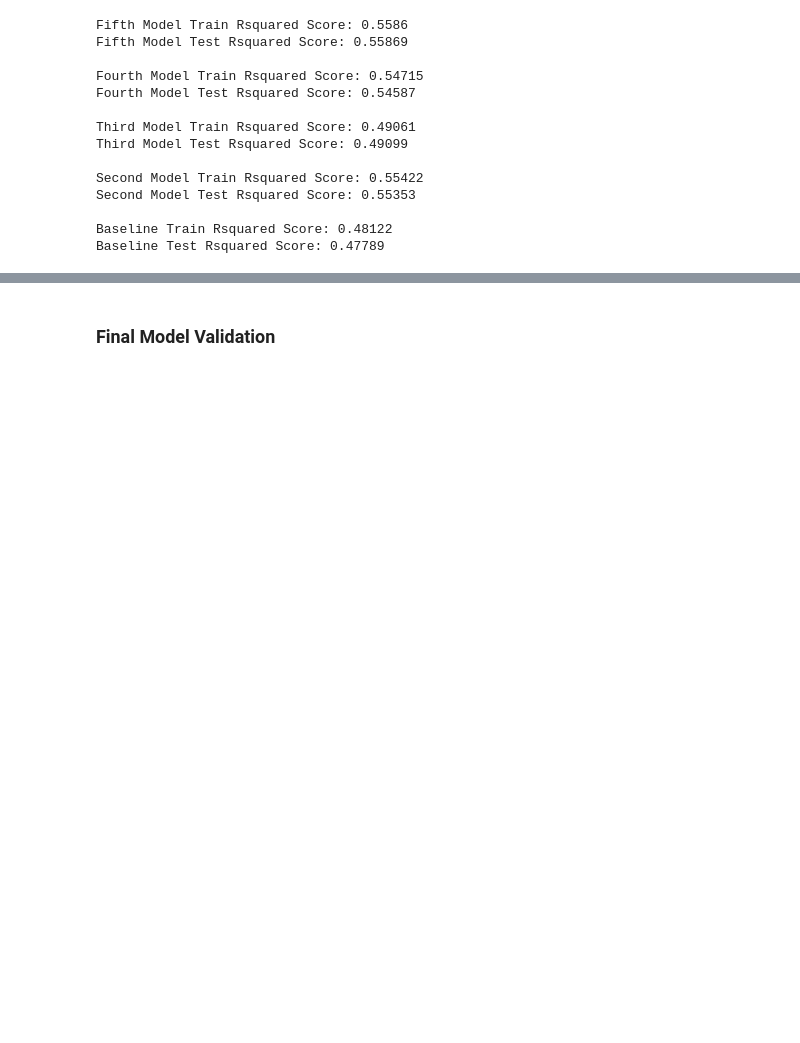
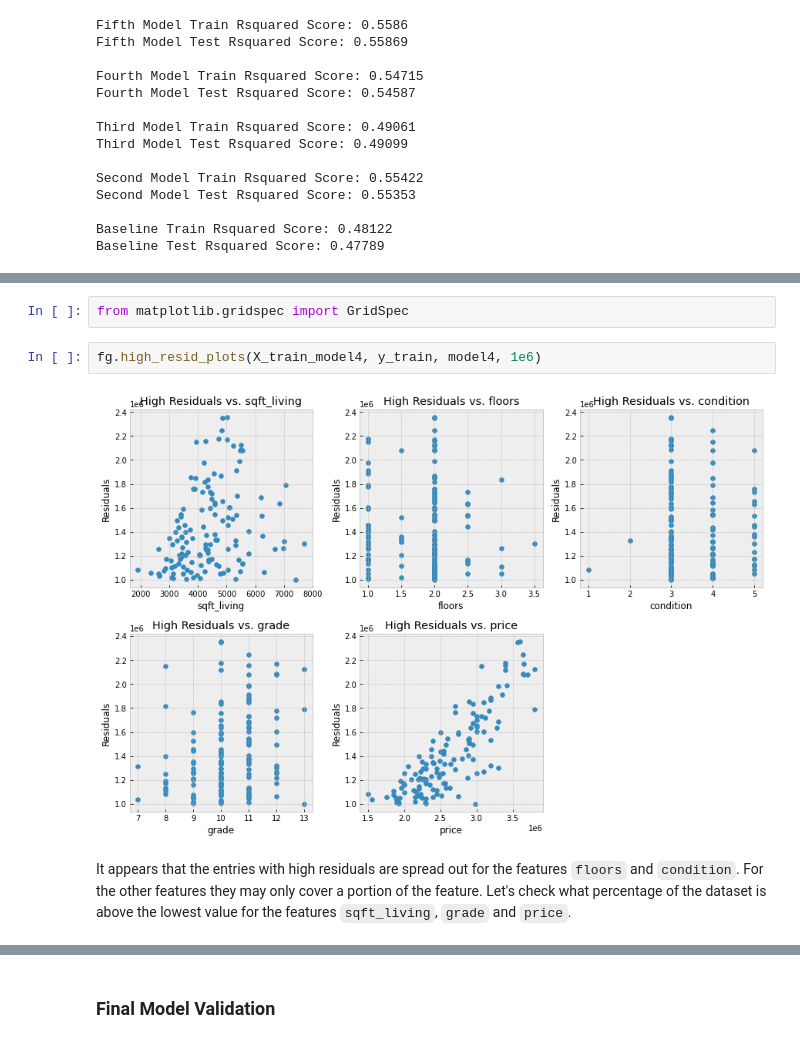
Before and after one commit to cschneck7/phase-2-project, a Jupyter notebook: EDA_and_Modelling.ipynb, the cells around one changed output, grey strips where cells are left out. Cells and saved outputs as stored; diff of their text form; blank space fills up the shorter version.

```diff
--- a/EDA_and_Modelling.ipynb
+++ b/EDA_and_Modelling.ipynb
@@ -635,0 +650,8 @@ Where `C` is our constant, and `a` is the coeffiecient to feature x<sub>i</sub>.
+# %%
+from matplotlib.gridspec import GridSpec
+# %%
+fg.high_resid_plots(X_train_model4, y_train, model4, 1e6)
+# %% [output]
+[figure, added]
+# %% [markdown]
+It appears that the entries with high residuals are spread out for the features `floors` and `condition`. For the other features they may only cover a portion of the feature. Let's check what percentage of the dataset is above the lowest value for the features `sqft_living`, `grade` and `price`.
```
Also changed, not shown: parts of 51 cells of this notebook, 2 other files.
